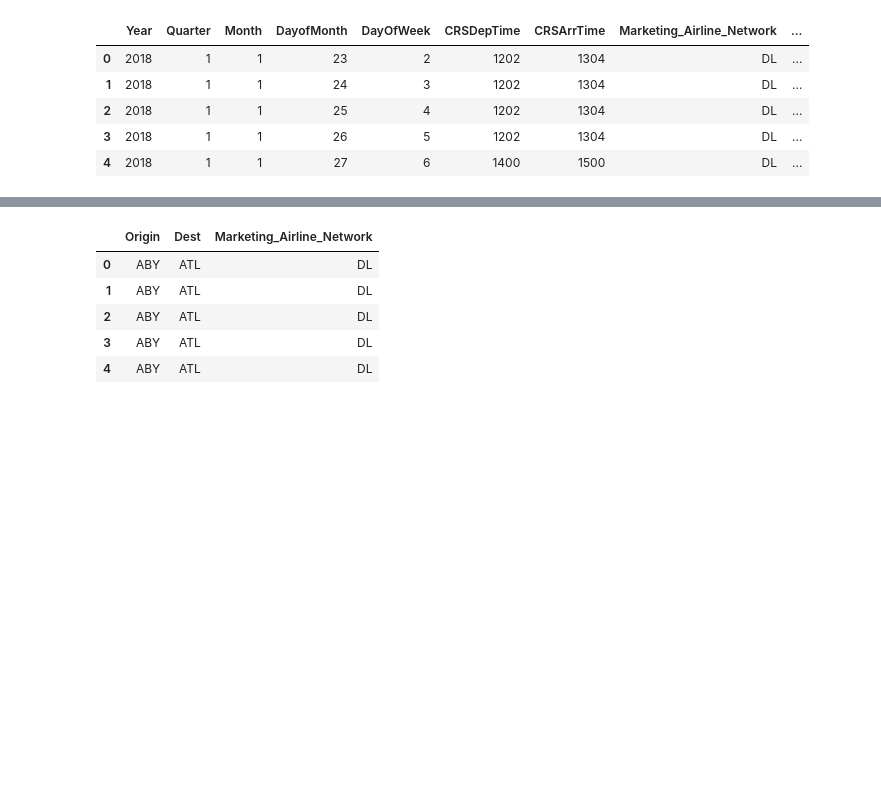
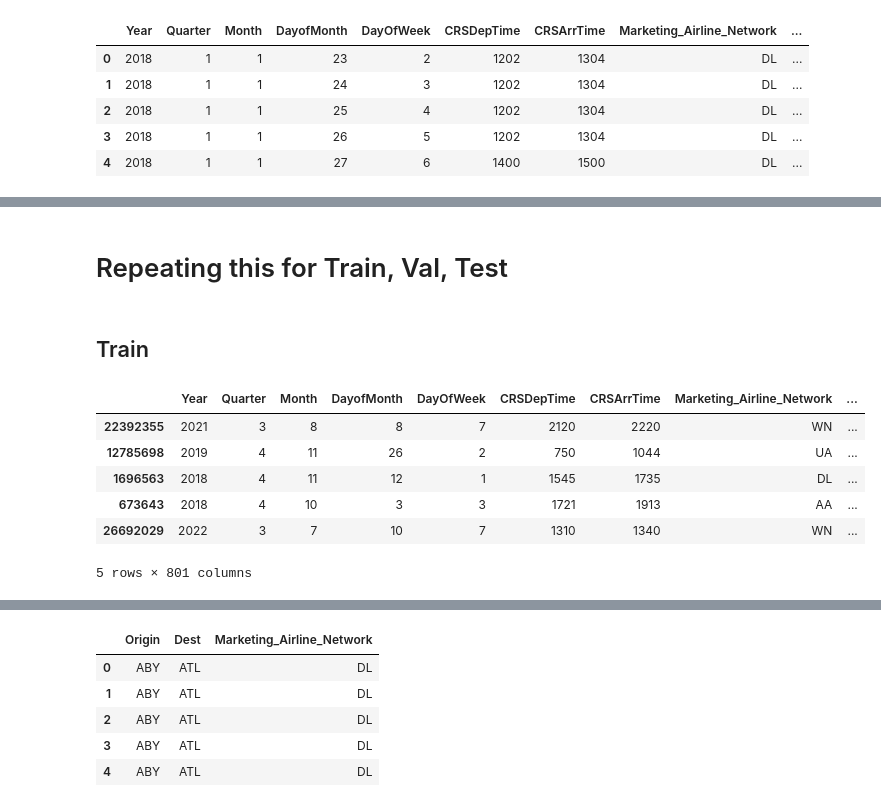
Before and after one commit to sameriliya/delai, a Jupyter notebook: notebooks/sam_stateless_pandas.ipynb, the cells around one changed output, grey strips where cells are left out. Saved outputs shown, nothing was run; the diff lists cells and outputs as text; code cells hidden in the pictures; blank space fills up the shorter version.

```diff
--- a/notebooks/sam_stateless_pandas.ipynb
+++ b/notebooks/sam_stateless_pandas.ipynb
@@ -94,0 +93,2 @@ train_100k_output.to_csv('../raw_data/ms_train_100k.csv', index = False)
+# %% [markdown]
+# Repeating this for Train, Val, Test
@@ -94,0 +128,14 @@ train_100k_output.to_csv('../raw_data/ms_train_100k.csv', index = False)
+# %% [markdown]
+## Train
+# %%
+train_output = return_dummies_df(train)
+# %%
+train_output.head()
+# %% [output]
+|  | Year | Quarter | Month | DayofMonth | DayOfWeek | CRSDepTime | CRSArrTime | Marketing_Airline_Network | ... |
+| 22392355 | 2021 | 3 | 8 | 8 | 7 | 2120 | 2220 | WN | ... |
+| 12785698 | 2019 | 4 | 11 | 26 | 2 | 750 | 1044 | UA | ... |
+| 1696563 | 2018 | 4 | 11 | 12 | 1 | 1545 | 1735 | DL | ... |
+| 673643 | 2018 | 4 | 10 | 3 | 3 | 1721 | 1913 | AA | ... |
+| 26692029 | 2022 | 3 | 7 | 10 | 7 | 1310 | 1340 | WN | ... |
+5 rows × 801 columns
```
Also changed, not shown: parts of 24 cells of this notebook, 3 other files.
